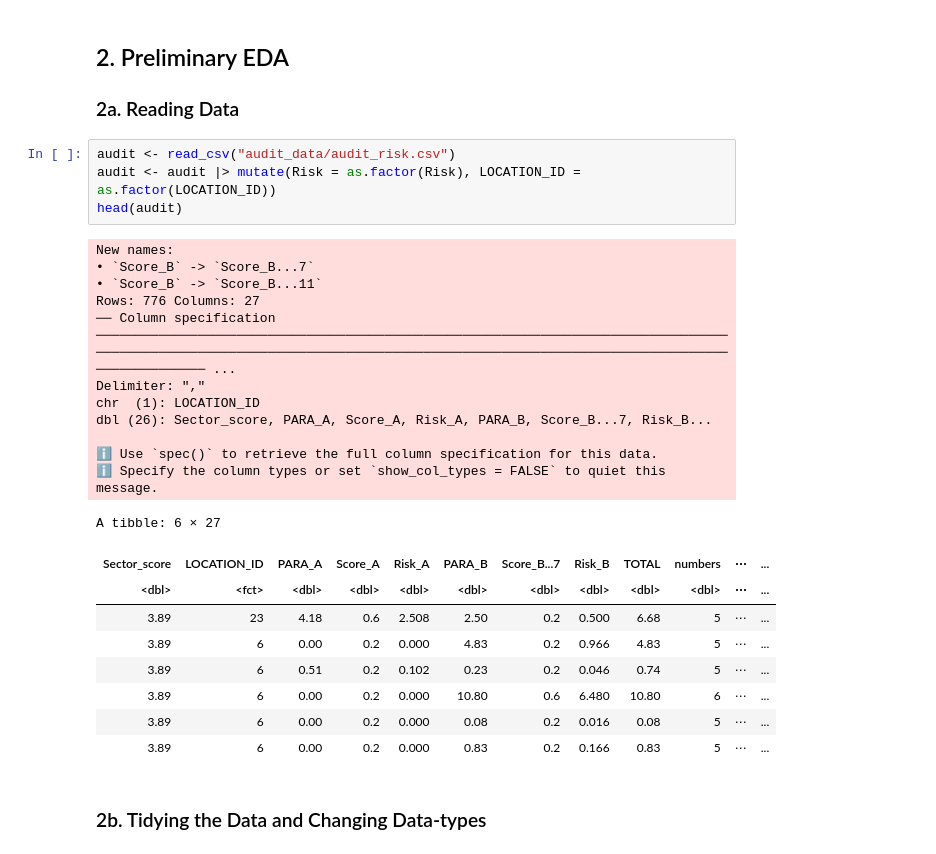
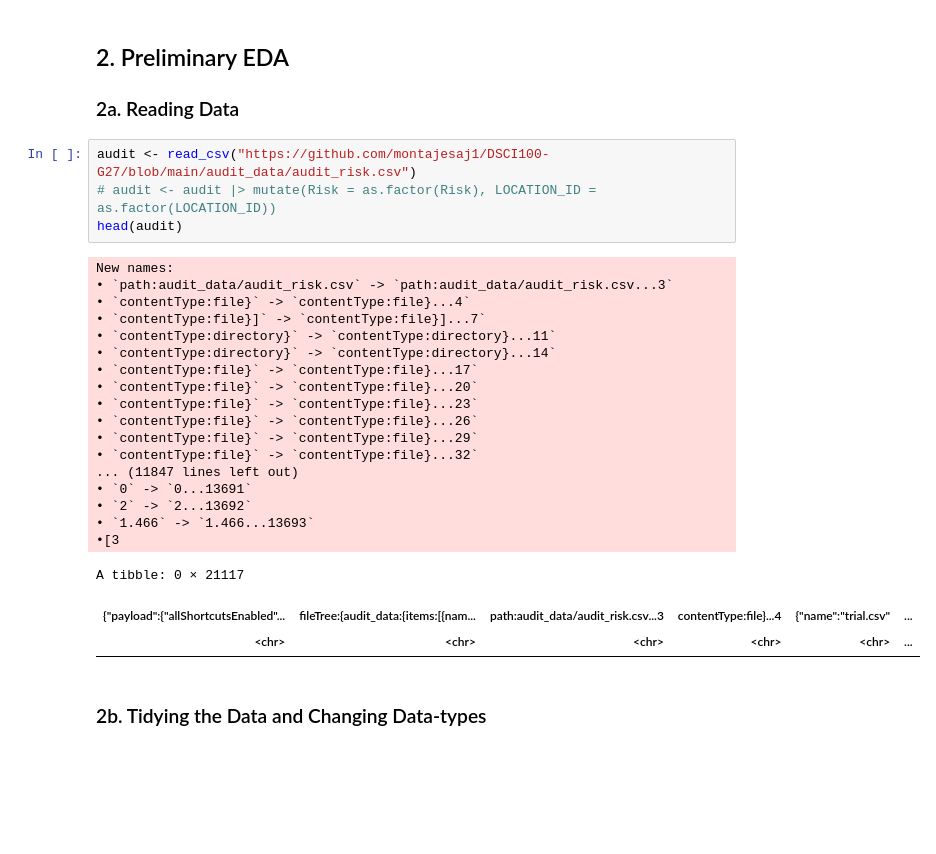
Before and after one commit to montajesaj1/DSCI100-G27, a Jupyter notebook: Project Proposal.ipynb, the cells around one changed output. Drawn from its saved outputs; the diff is of its cells as text; blank space fills up the shorter version.

```diff
--- a/Project Proposal.ipynb
+++ b/Project Proposal.ipynb
@@ -68,30 +68,30 @@ The dataset aims to aid in the auditing process, by providing insight into wheth
 ## 2. Preliminary EDA
 ### 2a. Reading Data
 # %%
-audit <- read_csv("audit_data/audit_risk.csv")
-audit <- audit |> mutate(Risk = as.factor(Risk), LOCATION_ID = as.factor(LOCATION_ID))
+audit <- read_csv("https://github.com/montajesaj1/DSCI100-G27/blob/main/audit_data/audit_risk.csv")
+# audit <- audit |> mutate(Risk = as.factor(Risk), LOCATION_ID = as.factor(LOCATION_ID))
 head(audit)
 # %% [output]
 New names:
-• `Score_B` -> `Score_B...7`
-• `Score_B` -> `Score_B...11`
-Rows: 776 Columns: 27
-── Column specification ──────────────────────────────────────────────────────────────────────────────────────────────────────────────────────────────────────────────────────────────────────────────── ...
-Delimiter: ","
-chr  (1): LOCATION_ID
-dbl (26): Sector_score, PARA_A, Score_A, Risk_A, PARA_B, Score_B...7, Risk_B...
-
-ℹ Use `spec()` to retrieve the full column specification for this data.
-ℹ Specify the column types or set `show_col_types = FALSE` to quiet this message.
+• `path:audit_data/audit_risk.csv` -> `path:audit_data/audit_risk.csv...3`
+• `contentType:file}` -> `contentType:file}...4`
+• `contentType:file}]` -> `contentType:file}]...7`
+• `contentType:directory}` -> `contentType:directory}...11`
+• `contentType:directory}` -> `contentType:directory}...14`
+• `contentType:file}` -> `contentType:file}...17`
+• `contentType:file}` -> `contentType:file}...20`
+• `contentType:file}` -> `contentType:file}...23`
+• `contentType:file}` -> `contentType:file}...26`
+• `contentType:file}` -> `contentType:file}...29`
+• `contentType:file}` -> `contentType:file}...32`
+... (11847 lines left out)
+• `0` -> `0...13691`
+• `2` -> `2...13692`
+• `1.466` -> `1.466...13693`
+•[3
-A tibble: 6 × 27
+A tibble: 0 × 21117
-| Sector_score | LOCATION_ID | PARA_A | Score_A | Risk_A | PARA_B | Score_B...7 | Risk_B | TOTAL | numbers | ⋯ | ... |
-| <dbl> | <fct> | <dbl> | <dbl> | <dbl> | <dbl> | <dbl> | <dbl> | <dbl> | <dbl> | ⋯ | ... |
-| 3.89 | 23 | 4.18 | 0.6 | 2.508 | 2.50 | 0.2 | 0.500 | 6.68 | 5 | ⋯ | ... |
-| 3.89 | 6 | 0.00 | 0.2 | 0.000 | 4.83 | 0.2 | 0.966 | 4.83 | 5 | ⋯ | ... |
-| 3.89 | 6 | 0.51 | 0.2 | 0.102 | 0.23 | 0.2 | 0.046 | 0.74 | 5 | ⋯ | ... |
-| 3.89 | 6 | 0.00 | 0.2 | 0.000 | 10.80 | 0.6 | 6.480 | 10.80 | 6 | ⋯ | ... |
-| 3.89 | 6 | 0.00 | 0.2 | 0.000 | 0.08 | 0.2 | 0.016 | 0.08 | 5 | ⋯ | ... |
-| 3.89 | 6 | 0.00 | 0.2 | 0.000 | 0.83 | 0.2 | 0.166 | 0.83 | 5 | ⋯ | ... |
+| {"payload":{"allShortcutsEnabled"... | fileTree:{audit_data:{items:[{nam... | path:audit_data/audit_risk.csv...3 | contentType:file}...4 | {"name":"trial.csv" | ... |
+| <chr> | <chr> | <chr> | <chr> | <chr> | ... |
 # %% [markdown]
 ### 2b. Tidying the Data and Changing Data-types
 # %%
```
Also changed, not shown: parts of 12 cells of this notebook.
